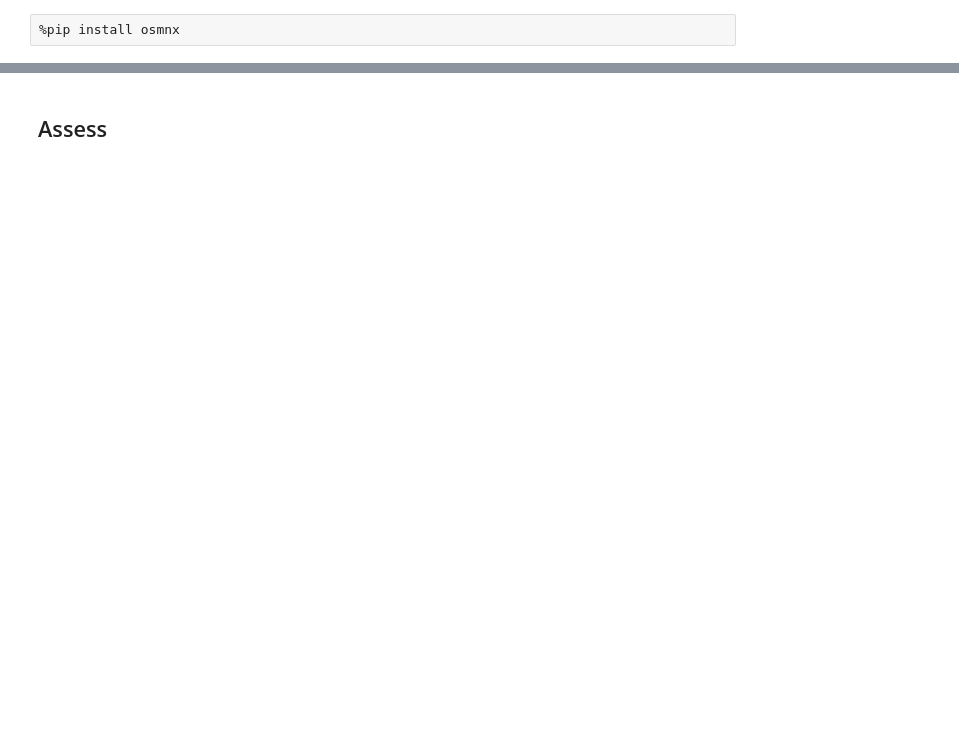
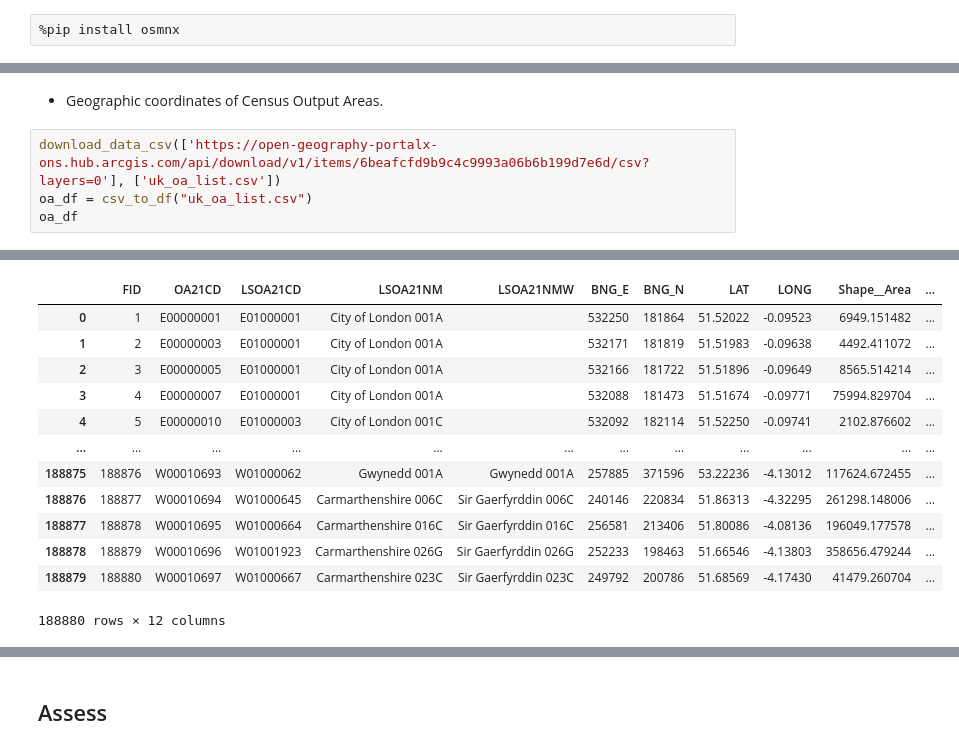
Before and after one commit to sdenyskov/sd995_ads_2024, a Jupyter notebook: notebooks/ads_course_assessment.ipynb, the cells around one changed output, grey strips where cells are left out. Cells and saved outputs as stored; diff of their text form; blank space fills up the shorter version.

Commit message:
data downloaded and uploaded to the database

```diff
--- a/notebooks/ads_course_assessment.ipynb
+++ b/notebooks/ads_course_assessment.ipynb
@@ -194,0 +610,7 @@ Hello from the data science library!
+# %% [markdown]
+- Geographic coordinates of Census Output Areas.
+# %%
+download_data_csv(['https://open-geography-portalx-ons.hub.arcgis.com/api/download/v1/items/6beafcfd9b9c4c9993a06b6b199d7e6d/csv?layers=0'], ['uk_oa_list.csv'])
+oa_df = csv_to_df("uk_oa_list.csv")
+oa_df
+# %% [output]
@@ -194,0 +618,13 @@ Hello from the data science library!
+|  | FID | OA21CD | LSOA21CD | LSOA21NM | LSOA21NMW | BNG_E | BNG_N | LAT | LONG | Shape__Area | ... |
+| 0 | 1 | E00000001 | E01000001 | City of London 001A |  | 532250 | 181864 | 51.52022 | -0.09523 | 6949.151482 | ... |
+| 1 | 2 | E00000003 | E01000001 | City of London 001A |  | 532171 | 181819 | 51.51983 | -0.09638 | 4492.411072 | ... |
+| 2 | 3 | E00000005 | E01000001 | City of London 001A |  | 532166 | 181722 | 51.51896 | -0.09649 | 8565.514214 | ... |
+| 3 | 4 | E00000007 | E01000001 | City of London 001A |  | 532088 | 181473 | 51.51674 | -0.09771 | 75994.829704 | ... |
+| 4 | 5 | E00000010 | E01000003 | City of London 001C |  | 532092 | 182114 | 51.52250 | -0.09741 | 2102.876602 | ... |
+| ... | ... | ... | ... | ... | ... | ... | ... | ... | ... | ... | ... |
+| 188875 | 188876 | W00010693 | W01000062 | Gwynedd 001A | Gwynedd 001A | 257885 | 371596 | 53.22236 | -4.13012 | 117624.672455 | ... |
+| 188876 | 188877 | W00010694 | W01000645 | Carmarthenshire 006C | Sir Gaerfyrddin 006C | 240146 | 220834 | 51.86313 | -4.32295 | 261298.148006 | ... |
+| 188877 | 188878 | W00010695 | W01000664 | Carmarthenshire 016C | Sir Gaerfyrddin 016C | 256581 | 213406 | 51.80086 | -4.08136 | 196049.177578 | ... |
+| 188878 | 188879 | W00010696 | W01001923 | Carmarthenshire 026G | Sir Gaerfyrddin 026G | 252233 | 198463 | 51.66546 | -4.13803 | 358656.479244 | ... |
+| 188879 | 188880 | W00010697 | W01000667 | Carmarthenshire 023C | Sir Gaerfyrddin 023C | 249792 | 200786 | 51.68569 | -4.17430 | 41479.260704 | ... |
+188880 rows × 12 columns
```
Also changed, not shown: parts of 41 cells of this notebook, 11 other files.
